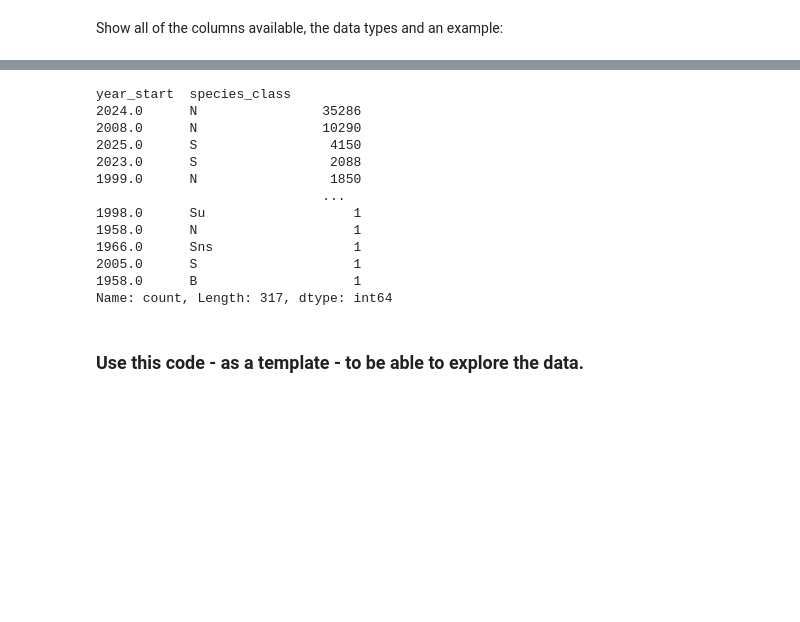
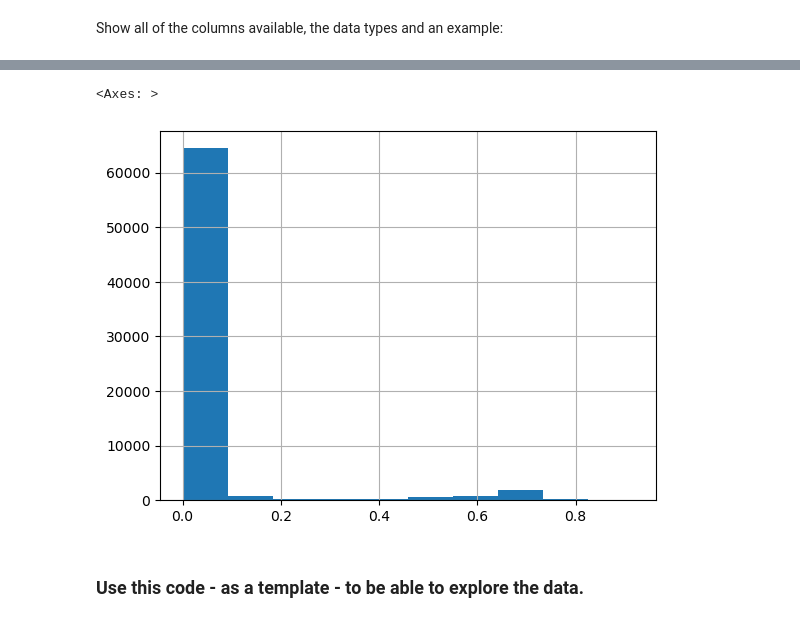
Before and after one commit to ARCLab-MIT/pyssem, a Jupyter notebook: pyssem/utils/notebooks/sep.ipynb, the cells around one changed output, grey strips where cells are left out. Cells and saved outputs as stored; diff of their text form; code cells hidden in the pictures; blank space fills up the shorter version.

```diff
--- a/pyssem/utils/notebooks/sep.ipynb
+++ b/pyssem/utils/notebooks/sep.ipynb
@@ -43,21 +43,8 @@ Example: 3.214775
-# %%
-test = T[T['year_start'] <= 2025]
-
-test[['year_start', 'species_class']].value_counts()
-# %% [output]
-year_start  species_class
-2024.0      N                35286
-2008.0      N                10290
-2025.0      S                 4150
-2023.0      S                 2088
-1999.0      N                 1850
-                             ...
-1998.0      Su                   1
-1958.0      N                    1
-1966.0      Sns                  1
-2005.0      S                    1
-1958.0      B                    1
-Name: count, Length: 317, dtype: int64
+# %%
+T['ecc'].hist()
+# %% [output]
+<Axes: >
+[figure, added]
 # %% [markdown]
 ### Use this code - as a template -  to be able to explore the data.
 # %%
```
Also changed, not shown: parts of 9 cells of this notebook, 20 other files.
